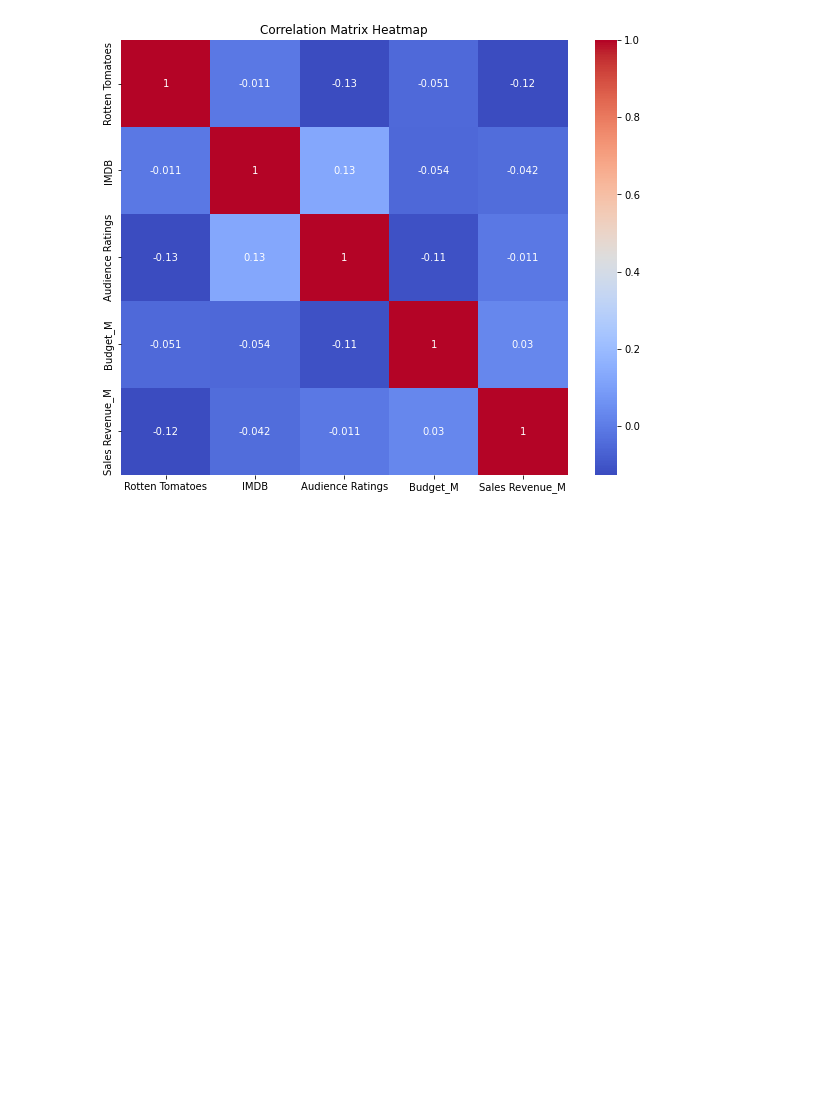
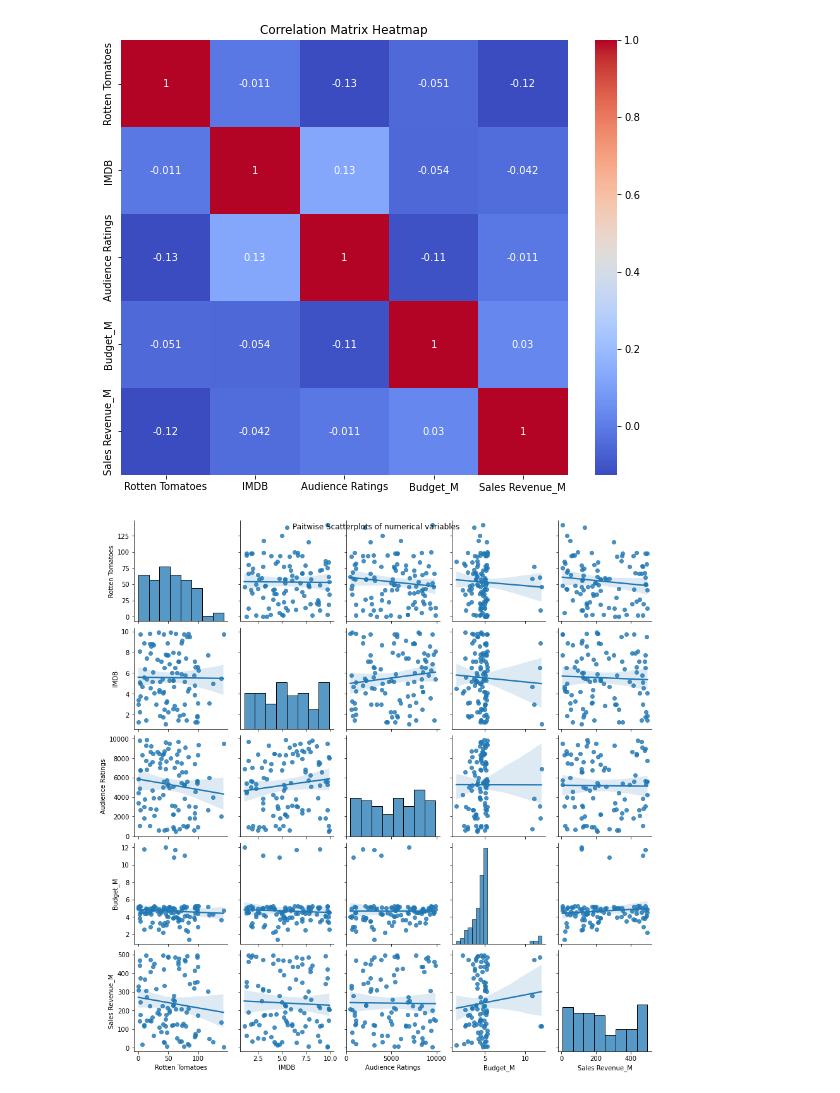
Before and after one commit to jerryd2002/DATA3421, a Jupyter notebook: Jerry_Homework/Jerry_HW1/Jerry_HW1.ipynb, the cells around one changed output. Cells and saved outputs as stored; diff of their text form; code cells hidden in the pictures; blank space fills up the shorter version.

```diff
--- a/Jerry_Homework/Jerry_HW1/Jerry_HW1.ipynb
+++ b/Jerry_Homework/Jerry_HW1/Jerry_HW1.ipynb
@@ -155,3 +156,13 @@ plt.title('Correlation Matrix Heatmap')
 plt.show()
 # %% [output]
 [figure]
+# %%
+#Question 8
+
+df['Budget_M'] = np.log1p(df['Budget_M'])
+
+sns.pairplot(df.select_dtypes(include=['number']), kind='reg')
+plt.suptitle("Paitwise Scatterplots of numerical variables")
+plt.show()
+# %% [output]
+[figure, added]
```
Also changed, not shown: parts of 4 cells of this notebook.
